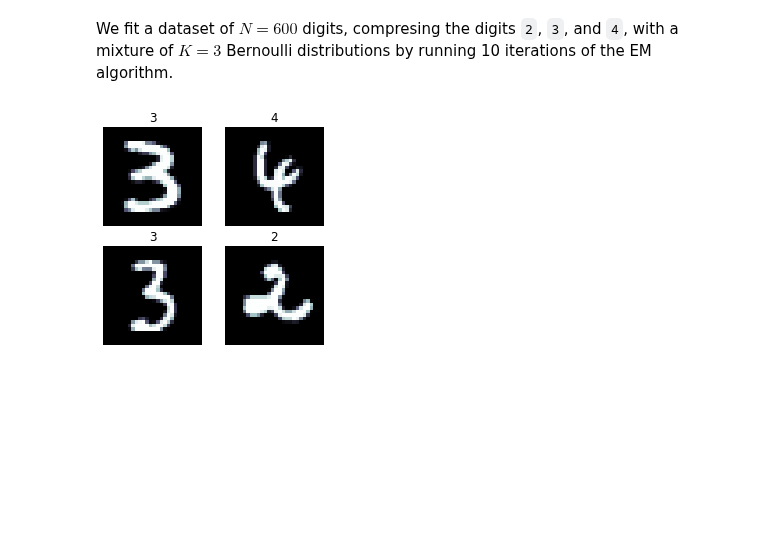
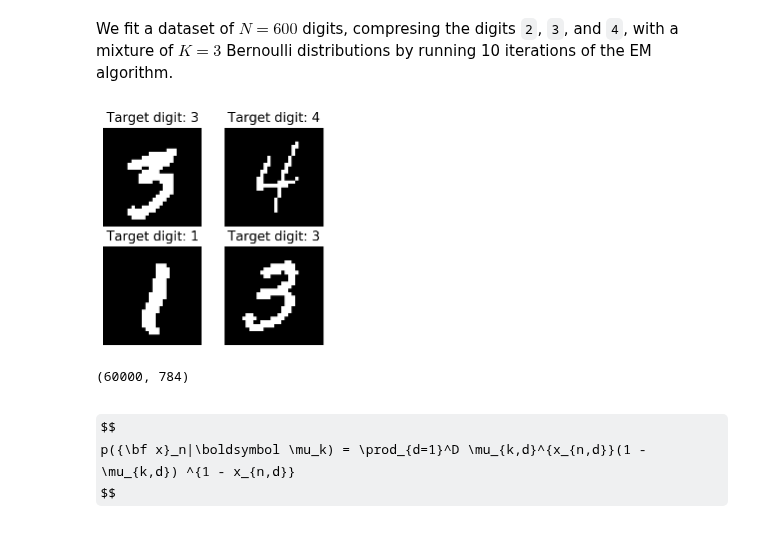
Before and after one commit to gerdm/prml, a Jupyter notebook: chapter9/mixture-of-bernoulli.ipynb, the cells around one changed output. Cells and saved outputs as stored; diff of their text form; code cells hidden in the pictures; some formulas as TeX source; blank space fills up the shorter version.

Commit message:
mod ch9: add mixture bernoulli with digit example

```diff
--- a/chapter9/mixture-of-bernoulli.ipynb
+++ b/chapter9/mixture-of-bernoulli.ipynb
@@ -57,17 +65,28 @@ In the following example, we use a bernoilli mixture to model handwritten digits
 # %% [markdown]
 We fit a dataset of $N=600$ digits, compresing the digits `2`, `3`, and `4`, with a mixture of $K=3$ Bernoulli distributions by running 10 iterations of the EM algorithm.
 # %%
-target_ix = (y_train == 2) | (y_train == 3) | (y_train == 4)
+target_ix = (y_train == 2) | (y_train == 3) | (y_train == 4) | (y_train == 5)
+target_ix = y_train > -1
 X, y = X_train[target_ix], y_train[target_ix]
+
+X = ((X / 255) > 0.5) * 1.
 # %%
 seed(314)
 show_ix = choice(np.arange(len(y)), size=4, replace=False)
 fig, ax = plt.subplots(2, 2, figsize=(4,4))
 ax = ax.ravel()
 
 for axi, ix in zip(ax, show_ix):
     axi.imshow(X[ix], cmap="bone")
-    axi.set_title(y[ix])
+    axi.set_title(f"Target digit: {y[ix]}", fontsize=13)
     axi.axis("off")
 # %% [output]
-[figure, old version]
+[figure, new version]
+# %%
+## Step 0: transform X into a matrix
+k = 10
+N, M1, M2 = X.shape
+Xtr = X.reshape(N, -1)
+Xtr.shape
+# %% [output]
+(60000, 784)
@@ -73,0 +102,4 @@ for axi, ix in zip(ax, show_ix):
+# %% [markdown]
+$$
+    p({\bf x}_n|\boldsymbol \mu_k) = \prod_{d=1}^D \mu_{k,d}^{x_{n,d}}(1 - \mu_{k,d}) ^{1 - x_{n,d}}
+$$
```
Also changed, not shown: parts of 8 cells of this notebook.
